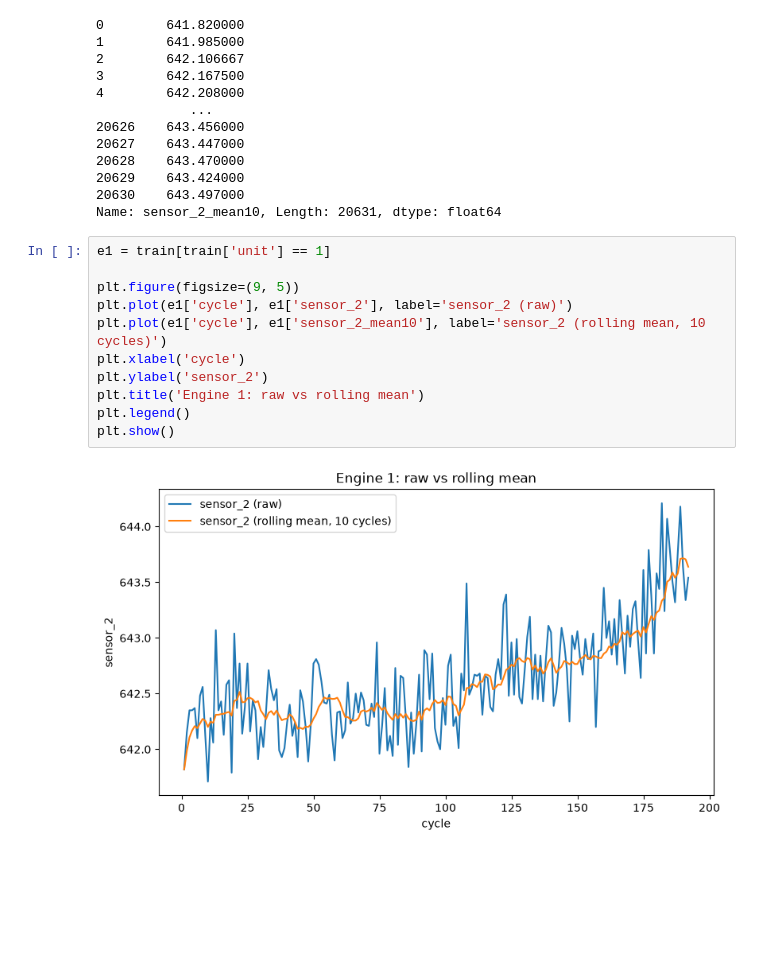
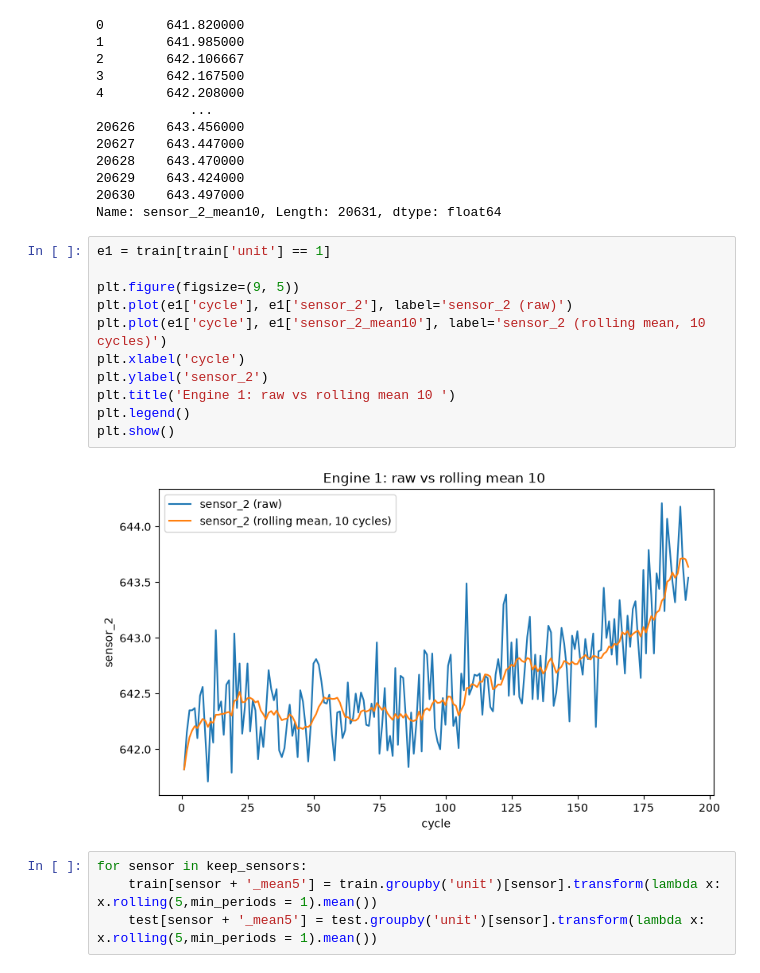
Before and after one commit to Alegbeleye-Ayomide/NASA-C-MAPSS, a Jupyter notebook: NASA C-MAPSS.ipynb, the cells around one changed output. Saved outputs shown, nothing was run; the diff lists cells and outputs as text; blank space fills up the shorter version.

Commit message:
training the model

```diff
--- a/NASA C-MAPSS.ipynb
+++ b/NASA C-MAPSS.ipynb
@@ -251,13 +255,17 @@ Name: sensor_2_mean10, Length: 20631, dtype: float64
 # %%
 e1 = train[train['unit'] == 1]
 
 plt.figure(figsize=(9, 5))
 plt.plot(e1['cycle'], e1['sensor_2'], label='sensor_2 (raw)')
 plt.plot(e1['cycle'], e1['sensor_2_mean10'], label='sensor_2 (rolling mean, 10 cycles)')
 plt.xlabel('cycle')
 plt.ylabel('sensor_2')
-plt.title('Engine 1: raw vs rolling mean')
+plt.title('Engine 1: raw vs rolling mean 10 ')
 plt.legend()
 plt.show()
 # %% [output]
-[figure, old version]
+[figure, new version]
+# %%
+for sensor in keep_sensors:
+    train[sensor + '_mean5'] = train.groupby('unit')[sensor].transform(lambda x: x.rolling(5,min_periods = 1).mean())
+    test[sensor + '_mean5'] = test.groupby('unit')[sensor].transform(lambda x: x.rolling(5,min_periods = 1).mean())
```
Also changed, not shown: parts of 7 cells of this notebook.
